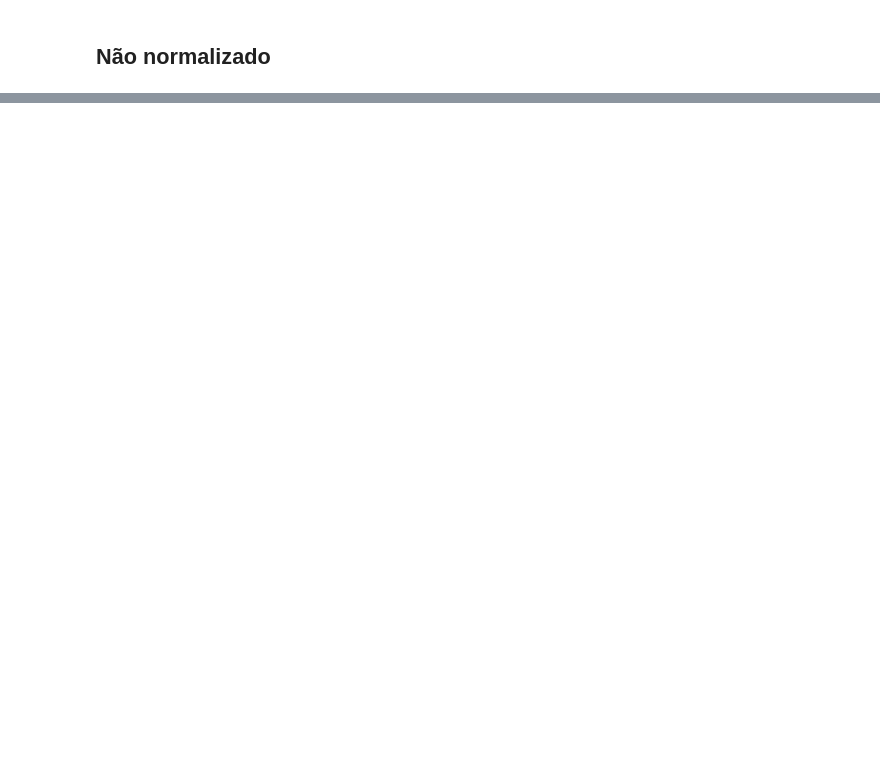
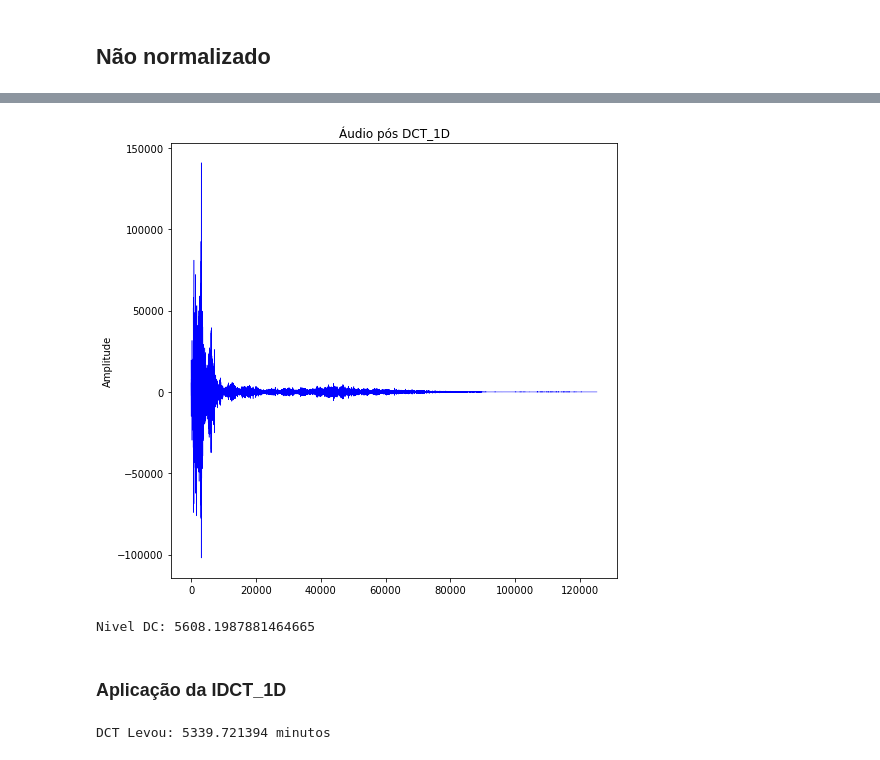
Before and after one commit to SarahToscano/PDI_2, a Jupyter notebook: projetoPratico.ipynb, the cells around one changed output, grey strips where cells are left out. Cells and saved outputs as stored; diff of their text form; code cells hidden in the pictures; blank space fills up the shorter version.

```diff
--- a/projetoPratico.ipynb
+++ b/projetoPratico.ipynb
@@ -392,0 +391,23 @@ print(img_out_norm)
+# %%
+@jit(nopython=True)
+def DCT_1D_audio(data, g, fc, degree):
+    N = len(data)
+    X = np.zeros(N)
+    aK = math.sqrt(2.0/N)
+    for k in range(N):
+        if (k == 0):
+            ck = math.sqrt(1.0/2.0)
+        else:
+            ck = 1
+        s = 0
+        for n in range(N):
+            a1 = 2.0 * math.pi * k * ((g* (1/math.sqrt (1+ math.pow((k/fc),(2*degree))))) +1) * n
+            a2 = k * ((g* (1/math.sqrt (1+ math.pow((k/fc),(2*degree))))) +1) * math.pi
+            nn = 2.0 * N
+            s += data[n] * math.cos((a1/nn) + (a2/nn))
+        X[k] = aK * ck * s
+    return X
+# %%
+g = 0.2
+degree = 6
+fc = 25000
@@ -392,0 +423,17 @@ print(img_out_norm)
+# %%
+draw_audio_wave(audio_DCT, title='Áudio pós DCT_1D')
+# %% [output]
+[figure, added]
+# %%
+print("Nivel DC: {}".format(audio_DCT[0]))
+# %% [output]
+Nivel DC: 5608.1987881464665
+# %% [markdown]
+### Aplicação da IDCT_1D
+# %%
+inicio = time.time()
+audio_IDCT = IDCT_1D(audio_DCT)
+fim = time.time()
+print("DCT Levou: {:3f} minutos" .format(((fim - inicio)*1000.0)/60))
+# %% [output]
+DCT Levou: 5339.721394 minutos
```
Also changed, not shown: parts of 32 cells of this notebook, 5 other files.
